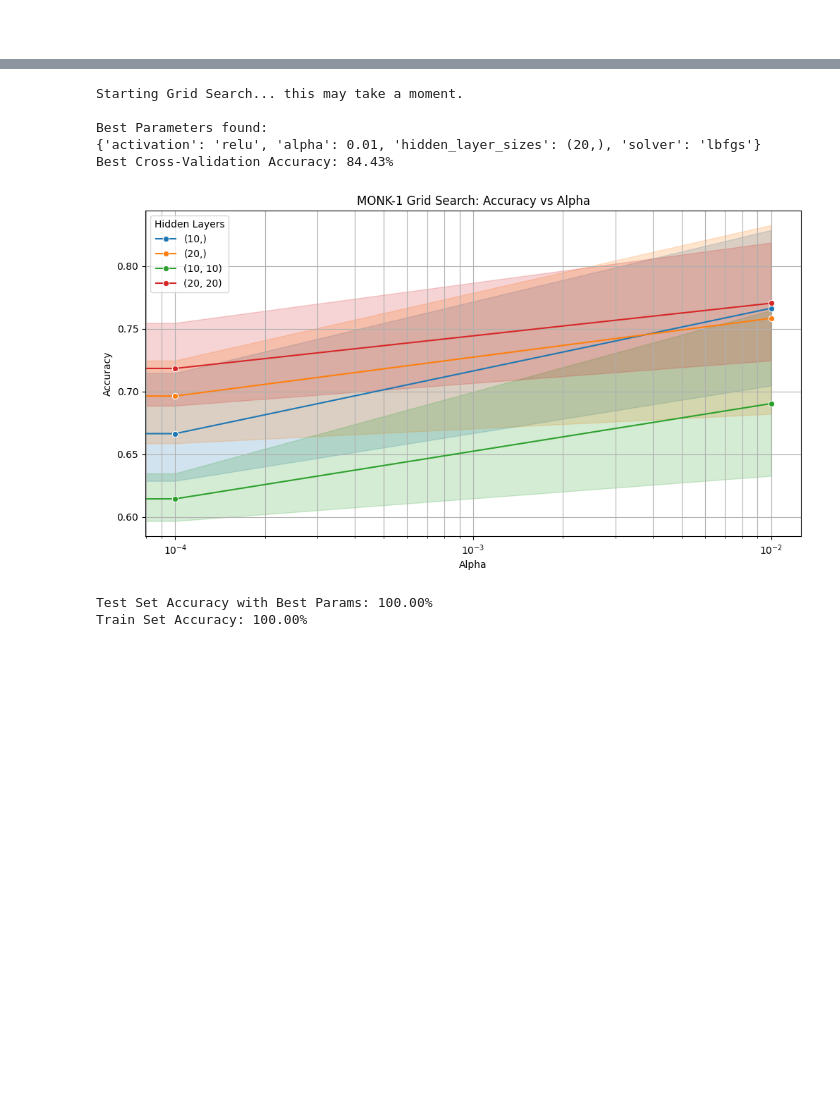
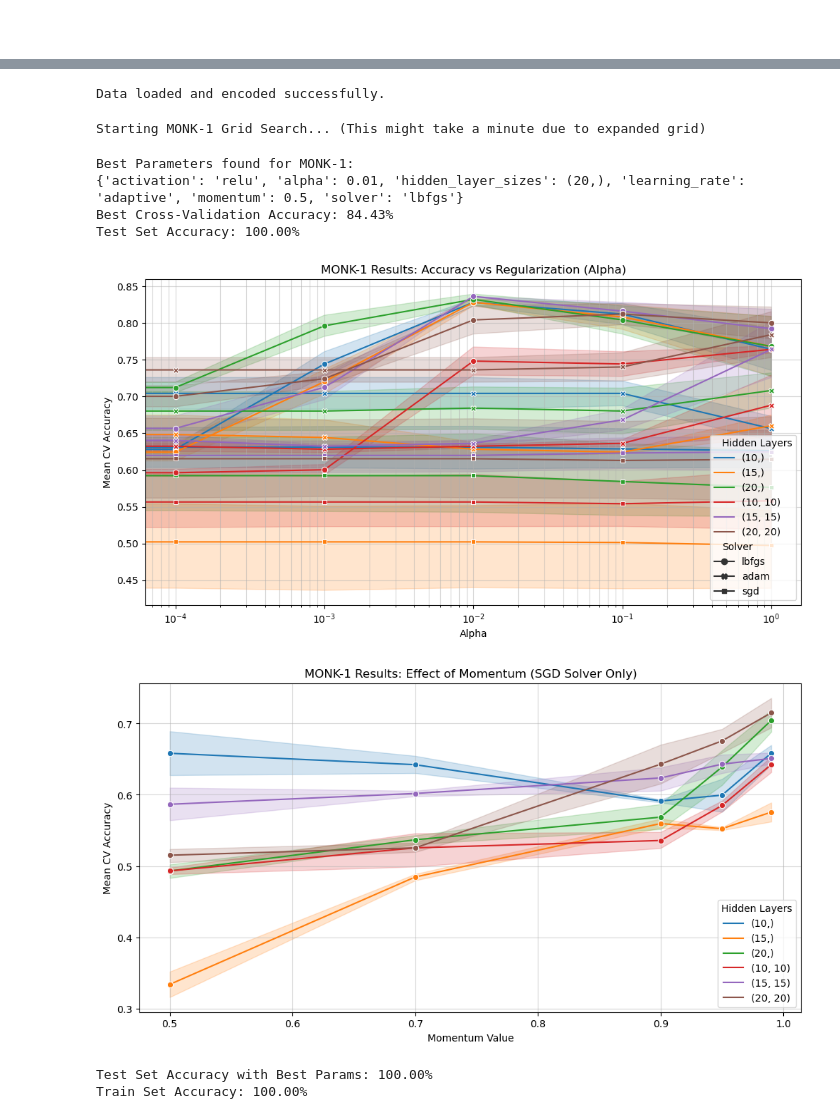
Before and after one commit to abderrahmane-salmi/UNIPI-Machine-Learning-Project, a Jupyter notebook: src/nn/nn.ipynb, the cells around one changed output, grey strips where cells are left out. Drawn from its saved outputs; the diff is of its cells as text; code cells hidden in the pictures; blank space fills up the shorter version.

Commit message:
add momentum

```diff
--- a/src/nn/nn.ipynb
+++ b/src/nn/nn.ipynb
@@ -68,37 +58,75 @@ Feature shape after encoding: (124, 17)
+# %%
+# Load the datasets
+# Ensure you have uploaded 'monks-1.train', 'monks-1.test', etc. to the Colab runtime
+X_train_raw, y_train = load_monks_data('~/Documents/UniPi/1/UNIPI-Machine-Learning-Project/src/data/monk/monks-1.train')
+X_test_raw, y_test = load_monks_data('~/Documents/UniPi/1/UNIPI-Machine-Learning-Project/src/data/monk/monks-1.test')
+X_train_raw_2, y_train_2 = load_monks_data('~/Documents/UniPi/1/UNIPI-Machine-Learning-Project/src/data/monk/monks-2.train')
+X_test_raw_2, y_test_2 = load_monks_data('~/Documents/UniPi/1/UNIPI-Machine-Learning-Project/src/data/monk/monks-2.test')
+
+# Encoder setup
+encoder = OneHotEncoder(sparse_output=False, handle_unknown='ignore')
+
+# Fit and transform
+X_train = encoder.fit_transform(X_train_raw)
+X_test = encoder.transform(X_test_raw)
+X_train_2 = encoder.fit_transform(X_train_raw_2)
+X_test_2 = encoder.transform(X_test_raw_2)
+
+print("Data loaded and encoded successfully.")
+# %% [output]
+Data loaded and encoded successfully.
 # %%
 # 1. Define the model (base settings)
-mlp = MLPClassifier(max_iter=3000, random_state=42)
+# Increased max_iter because SGD often needs more iterations to converge than LBFGS
+mlp = MLPClassifier(max_iter=5000, random_state=42)
 
-# 2. Define the grid of parameters to test
-# Note: 'lbfgs' is often best for this specific dataset, but we test others to be sure.
-# We include alpha=0 to allow the model to overfit the logical rule if necessary.
+# 2. Define the UPDATED grid of parameters
 param_grid = {
-    'hidden_layer_sizes': [(10,), (20,), (10, 10), (20, 20)],
+    # Testing different architectures
+    'hidden_layer_sizes': [(10,), (20,), (10, 10), (15, 15), (20, 20)],
+
+    # Activation functions
     'activation': ['relu', 'tanh'],
-    'solver': ['lbfgs', 'adam'],
-    'alpha': [0, 0.0001, 0.01],
+
+    # Solvers: Added 'sgd'
+    'solver': ['lbfgs', 'adam', 'sgd'],
+
+    # Regularization: Expanded range (Logarithmic scale)
+    'alpha': [0, 0.0001, 0.001, 0.01, 0.1, 1.0],
+
+    # Momentum: Only affects 'sgd'.
+    # Note: 'lbfgs' and 'adam' ignore this parameter, but GridSearchCV will still run the combinations.
+    'momentum': [0.5, 0.7, 0.9, 0.95, 0.99],
+
+    # Optional: Set learning rate to 'adaptive' to help SGD converge better
+    'learning_rate': ['adaptive']
 }
 
 # 3. Initialize GridSearchCV
-# cv=5: uses 5-fold cross-validation
-# n_jobs=-1: uses all available CPU cores
+print("Starting MONK-1 Grid Search... (This might take a minute due to expanded grid)")
 grid_search = GridSearchCV(mlp, param_grid, cv=5, n_jobs=-1, scoring='accuracy')
 
-print("Starting Grid Search... this may take a moment.")
 grid_search.fit(X_train, y_train)
 
-print("\nBest Parameters found:")
+print("\nBest Parameters found for MONK-1:")
 print(grid_search.best_params_)
 print(f"Best Cross-Validation Accuracy: {grid_search.best_score_:.2%}")
 
-visualize_results(pd.DataFrame(grid_search.cv_results_), "MONK-1 Grid Search")
+# Use the best model to predict on test set
+best_model = grid_search.best_estimator_
+test_acc = accuracy_score(y_test, best_model.predict(X_test))
+print(f"Test Set Accuracy: {test_acc:.2%}")
+
+# Visualize
+visualize_results(pd.DataFrame(grid_search.cv_results_), "MONK-1 Results")
 # %% [output]
-Starting Grid Search... this may take a moment.
-
-Best Parameters found:
-{'activation': 'relu', 'alpha': 0.01, 'hidden_layer_sizes': (20,), 'solver': 'lbfgs'}
-Best Cross-Validation Accuracy: 84.43%
+Starting MONK-1 Grid Search... (This might take a minute due to expanded grid)
+Best Parameters found for MONK-1:
+{'activation': 'relu', 'alpha': 0.01, 'hidden_layer_sizes': (20,), 'learning_rate': 'adaptive', 'momentum': 0.5, 'solver': 'lbfgs'}
+Best Cross-Validation Accuracy: 84.43%
+Test Set Accuracy: 100.00%
-[figure, old version]
+[figure, new version]
+[figure, added]
 # %%
 # Use the best model found to predict on the test set
 best_model = grid_search.best_estimator_
```
Also changed, not shown: parts of 13 cells of this notebook.
